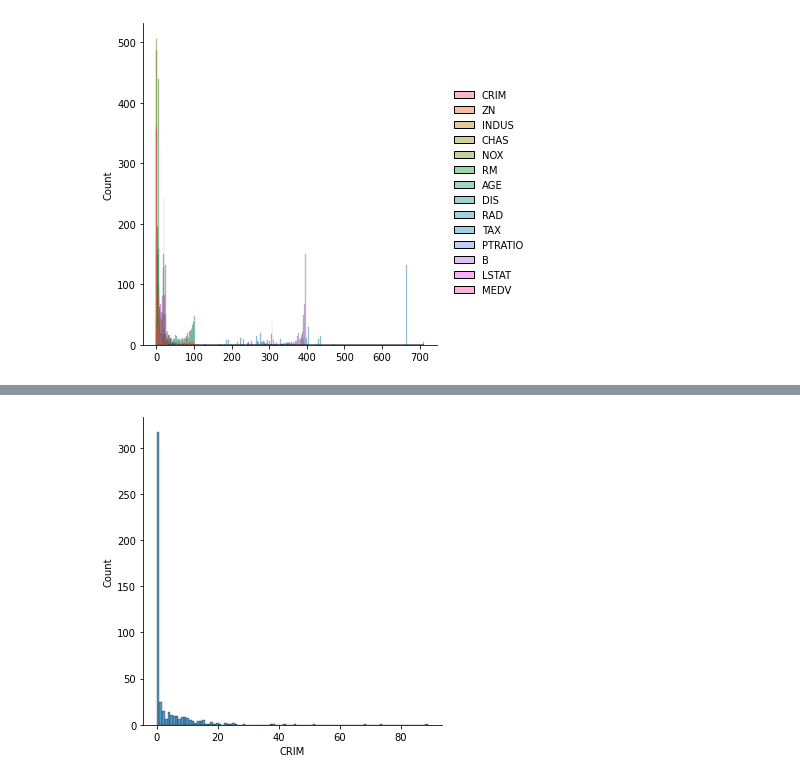
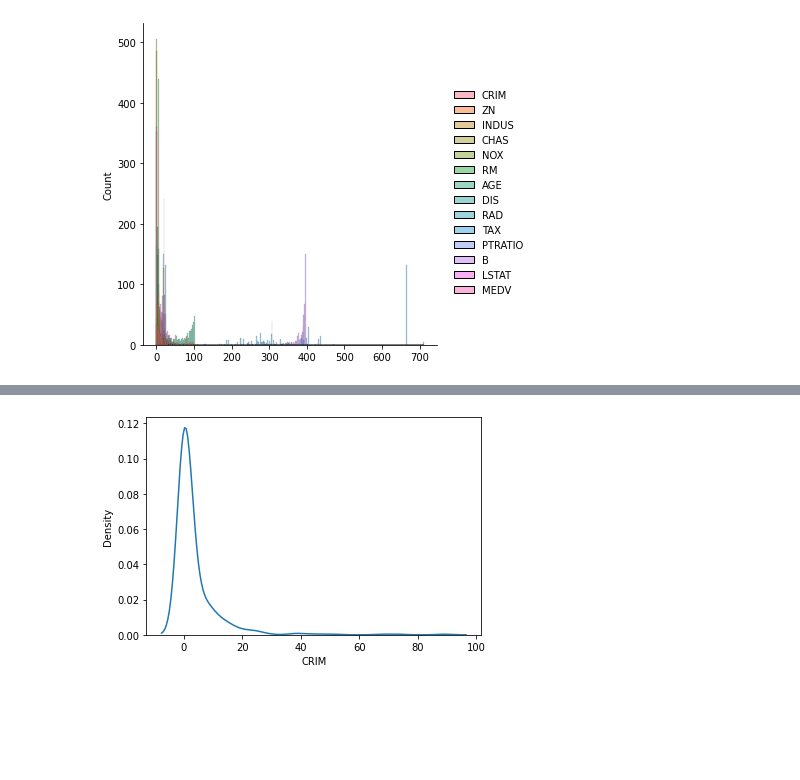
Before and after one commit to CristianVeloz0501/DMC, a Jupyter notebook: Housing_1.ipynb, the cells around one changed output, grey strips where cells are left out. Cells and saved outputs as stored; diff of their text form; code cells hidden in the pictures; blank space fills up the shorter version.

```diff
--- a/Housing_1.ipynb
+++ b/Housing_1.ipynb
@@ -137,5 +165,6 @@ plt.show()
 # %%
-sbn.displot(Data['CRIM'])
+sbn.kdeplot(Data['CRIM'])
+
 plt.show()
 # %% [output]
-[figure, old version]
+[figure, new version]
```
Also changed, not shown: parts of 4 cells of this notebook.
